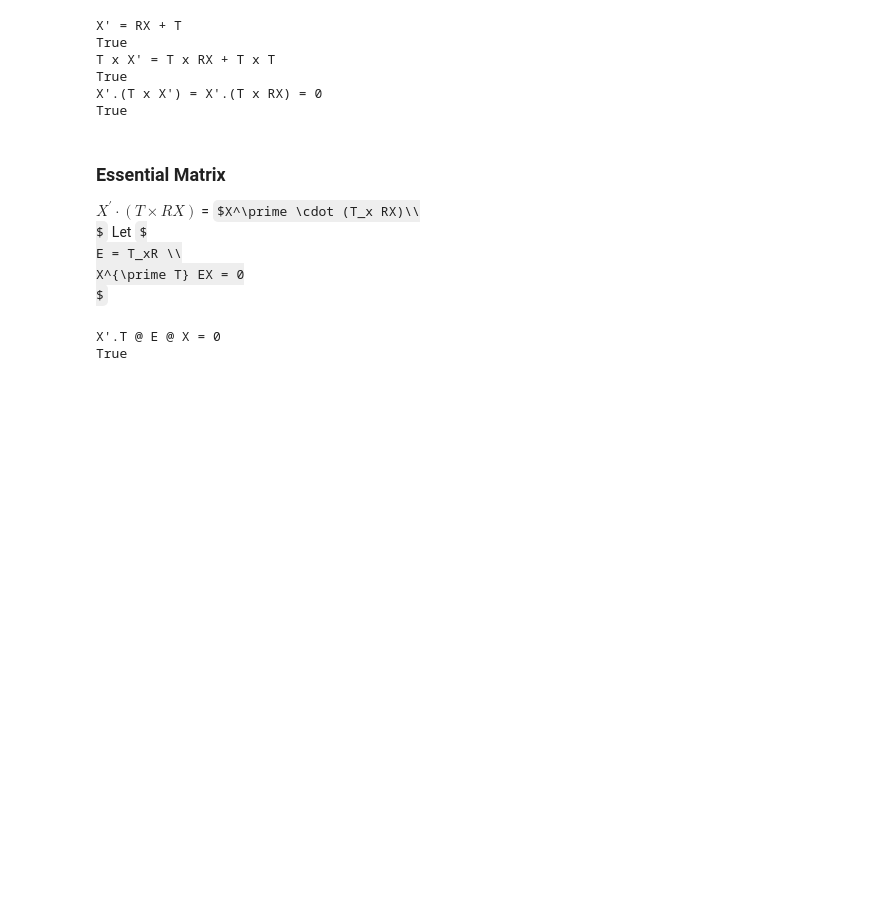
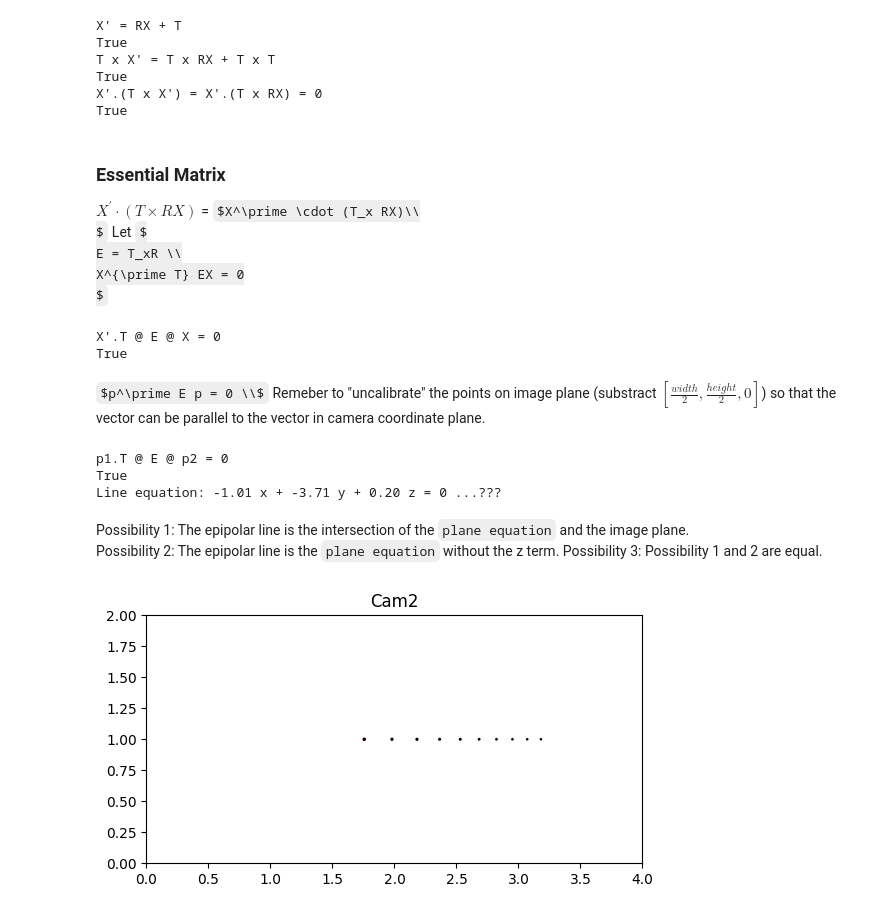
Before and after one commit to brianwang00001/3D-geometry-visualizer, a Jupyter notebook: 3D_geometry.ipynb, the cells around one changed output. Drawn from its saved outputs; the diff is of its cells as text; code cells hidden in the pictures; some formulas as TeX source; blank space fills up the shorter version.

```diff
--- a/3D_geometry.ipynb
+++ b/3D_geometry.ipynb
@@ -92,5 +25,4 @@ case 3:
 # %%
-# return data of an arrow object
 class Arrow():
 
     def __init__(self, start, end, color='black', name=None):
@@ -127,7 +59,6 @@ class Arrow():
     def get_fig_data(self):
         return self.fig_data
 
-# return data of a frame object
 class Frame():
 
     def __init__(self, pose=np.eye(3), center=np.zeros(3), color='black'):
@@ -135,7 +66,6 @@ class Frame():
         x_axis = np.array([1, 0, 0])
         y_axis = np.array([0, 1, 0])
         z_axis = np.array([0, 0, 1])
-        o = np.zeros(3)
 
         # transformed center and pose
         x_axis = pose @ x_axis
@@ -165,12 +95,11 @@ class Line():
                 mode = "lines", line = dict(color=color), opacity=opacity, showlegend = False))
         self.fig_data = fig_data
 
-    # ===== to allow 1-to-1, 1-to-N, N-to-1, N-to-N, N-to-M inputs =====
+    # ===== to allow 1-to-1, 1-to-N, N-to-1, N-to-M inputs =====
     # case 1: a: (3, ), b: (3, ) ->  (1, 3), b: (1, 3)
     # case 2: a: (N, 3), b: (3, ) -> (N, 3), b: (N, 3)
     # case 3: a: (3, ), b: (N, 3) -> (N, 3), b: (N, 3)
-    # case 4: a: (N, 3), b: (N, 3) -> (N*N, 3), b: (N*N, 3)
-    # case 5: a: (N, 3), b: (N, 3) -> (N*M, 3), b: (N*M, 3)
+    # case 4: a: (N, 3), b: (M, 3) -> (N*M, 3), b: (N*M, 3)
     def input_broadcast(self, a, b):
         a, b, = a.reshape(-1, 3), b.reshape(-1, 3)
         Na, Nb = a.shape[0], b.shape[0]
@@ -181,7 +110,6 @@ class Line():
 
     def get_fig_data(self):
         return self.fig_data
-
 
 # include image plane and the 4 lines from focal point to the 4 corners of the image plane
 class ImagePlane():
@@ -224,6 +152,9 @@ graph_center = np.array([2, 0, 1])
 def plot_all(figs, world=False, pltrange=[[-drange+graph_center[0], drange+graph_center[0]],
                                            [-drange+graph_center[1], drange+graph_center[1]],
                                            [-drange+graph_center[2], drange+graph_center[2]]]):
+    if type(figs) == dict:
+        figs = [figs[i] for i in figs]
+
     if world == True:
         fig_data = Frame(color='gray').get_fig_data()
         for fig in figs:
@@ -239,13 +170,15 @@ def plot_all(figs, world=False, pltrange=[[-drange+graph_center[0], drange+graph
             ),
             width=500,
             height=500,
-            margin=dict(l=10, r=10, t=10, b=10),
         )
     else:
         fig_data = []
         for fig in figs:
             fig_data.extend(fig.get_fig_data())
         FIG = go.Figure(data=fig_data)
+    FIG.update_layout(
+        margin=dict(l=10, r=10, t=10, b=10),
+    )
 
     FIG.show()
 
@@ -418,7 +351,7 @@ camera2.show_image()
 # %%
 # create two cameras
 camera1 = Camera(Ry(np.pi/2)@Rz(-np.pi/2)@Ry(np.pi/4), np.array([2, 3, 1]), "Cam1")
-camera2 = Camera(Ry(np.pi/2)@Rz(-np.pi/2)@Ry(-np.pi/9), np.array([1, -2, 1]), "Cam2")
+camera2 = Camera(Ry(np.pi/2)@Rz(-np.pi/2)@Ry(-np.pi/9), np.array([1, -2, 2]), "Cam2")
 
 # define observation data
 pt1 = np.array([4, 0, 1])
@@ -470,11 +403,46 @@ print(np.allclose(Xprime.T @ E @ X, 0))
 # %% [output]
 X'.T @ E @ X = 0
 True
+# %% [markdown]
+$p^\prime E p = 0 \\$
+Remeber to "uncalibrate" the points on image plane (substract $[\frac{width}{2}, \frac{height}{2}, 0]$) so that the vector can be parallel to the vector in camera coordinate plane.
+# %%
+p1 = camera1.image_pts[0] - np.array([2, 1, 0])
+p2 = camera2.image_pts[0] - np.array([2, 1, 0])
+print("p1.T @ E @ p2 = 0")
+print(np.allclose(p1 @ E @ p2, 0))
+print("Line equation: ", end="")
+print(f"{(E @ p2)[0]:.2f} x + {(E @ p2)[1]:.2f} y + {(E @ p2)[2]:.2f} z = 0", end="")
+print(" ...???")
+# %% [output]
+p1.T @ E @ p2 = 0
+True
+Line equation: -1.01 x + -3.71 y + 0.20 z = 0 ...???
+# %% [markdown]
+Possibility 1: The epipolar line is the intersection of the `plane equation` and the image plane. <br>
+Possibility 2: The epipolar line is the `plane equation` without the z term.
+Possibility 3: Possibility 1 and 2 are equal.
 # %%
-t = np.linspace(1.1, 2, 10)[:, None]
+"""
+todo:
+    find the epipolar line (maybe can plot the plane first)
+    find epipoles ... ?
+"""
+
+t = np.linspace(1, 3, 10)[:, None]
 pt1s = camera1.center + t * (pt1 - camera1.center)
-pts.add_data([pt1s, 'blue'])
+pts.add_data([pt1s])
 
-lines = Line(camera2.center, pt1s, color='blue')
+g = {}
+g[1] = camera1
+g[2] = camera2
+g[3] = pts
+g[4] = Line(camera2.center, pt1s, color='gray')
+g[5] = Line(camera1.center, pt1s, color='gray')
 
-plot_all([camera1, camera2, pts, lines], world=True)
+plot_all(g, world=True)
+
+camera2.capture(pts)
+camera2.show_image()
+# %% [output]
+[figure, added]
```
Also changed, not shown: parts of 1 cell of this notebook.
